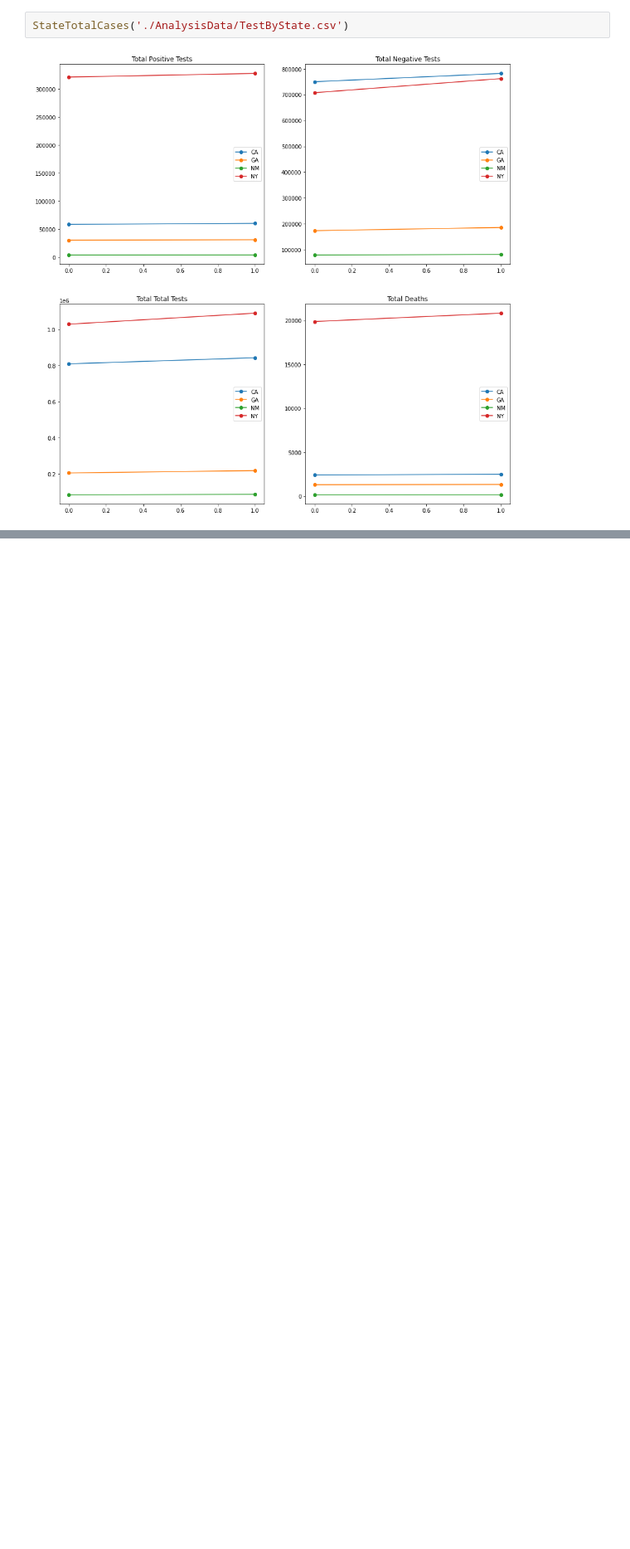
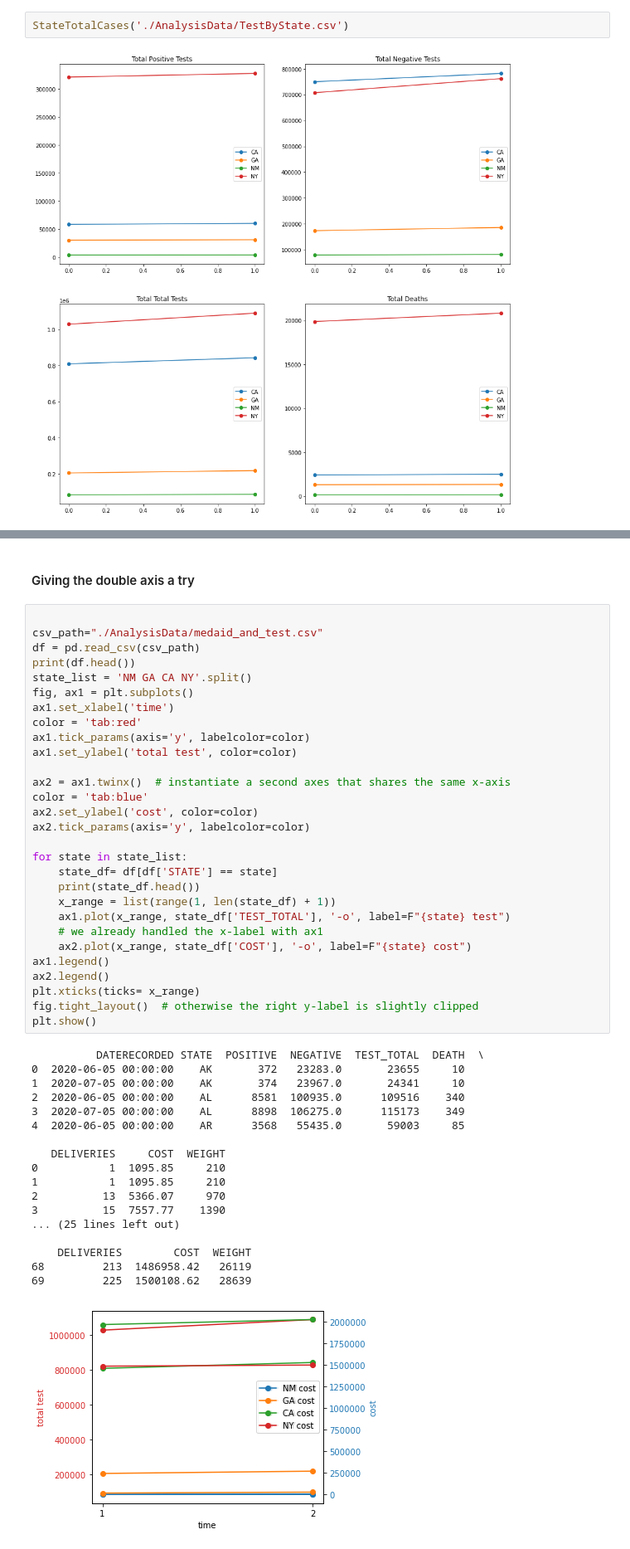
Before and after one commit to sahba-t/covidTracker, a Jupyter notebook: Analysis.ipynb, the cells around one changed output, grey strips where cells are left out. Shown at 83% size. Drawn from its saved outputs; the diff is of its cells as text; blank space fills up the shorter version.

Commit message:
new data loaded; worked on costs vs tests

```diff
--- a/Analysis.ipynb
+++ b/Analysis.ipynb
@@ -77,0 +82,50 @@ StateTotalCases('./AnalysisData/TestByState.csv')
+# %% [markdown]
+#### Giving the double axis a try
+# %%
+
+csv_path="./AnalysisData/medaid_and_test.csv"
+df = pd.read_csv(csv_path)
+print(df.head())
+state_list = 'NM GA CA NY'.split()
+fig, ax1 = plt.subplots()
+ax1.set_xlabel('time')
+color = 'tab:red'
+ax1.tick_params(axis='y', labelcolor=color)
+ax1.set_ylabel('total test', color=color)
+
+ax2 = ax1.twinx()  # instantiate a second axes that shares the same x-axis
+color = 'tab:blue'
+ax2.set_ylabel('cost', color=color)
+ax2.tick_params(axis='y', labelcolor=color)
+
+for state in state_list:
+    state_df= df[df['STATE'] == state]
+    print(state_df.head())
+    x_range = list(range(1, len(state_df) + 1))
+    ax1.plot(x_range, state_df['TEST_TOTAL'], '-o', label=F"{state} test")
+    # we already handled the x-label with ax1
+    ax2.plot(x_range, state_df['COST'], '-o', label=F"{state} cost")
+ax1.legend()
+ax2.legend()
+plt.xticks(ticks= x_range)
+fig.tight_layout()  # otherwise the right y-label is slightly clipped
+plt.show()
+# %% [output]
+          DATERECORDED STATE  POSITIVE  NEGATIVE  TEST_TOTAL  DEATH  \
+0  2020-06-05 00:00:00    AK       372   23283.0       23655     10
+1  2020-07-05 00:00:00    AK       374   23967.0       24341     10
+2  2020-06-05 00:00:00    AL      8581  100935.0      109516    340
+3  2020-07-05 00:00:00    AL      8898  106275.0      115173    349
+4  2020-06-05 00:00:00    AR      3568   55435.0       59003     85
+
+   DELIVERIES     COST  WEIGHT
+0           1  1095.85     210
+1           1  1095.85     210
+2          13  5366.07     970
+3          15  7557.77    1390
+... (25 lines left out)
+
+    DELIVERIES        COST  WEIGHT
+68         213  1486958.42   26119
+69         225  1500108.62   28639
+[figure, added]
```
Also changed, not shown: parts of 4 cells of this notebook, 19 other files.
